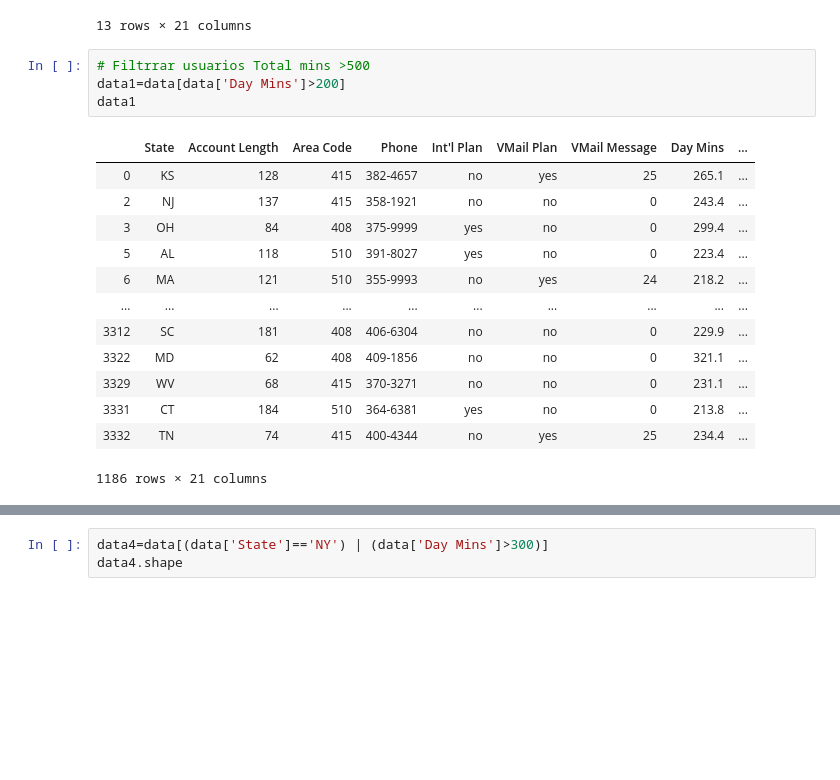
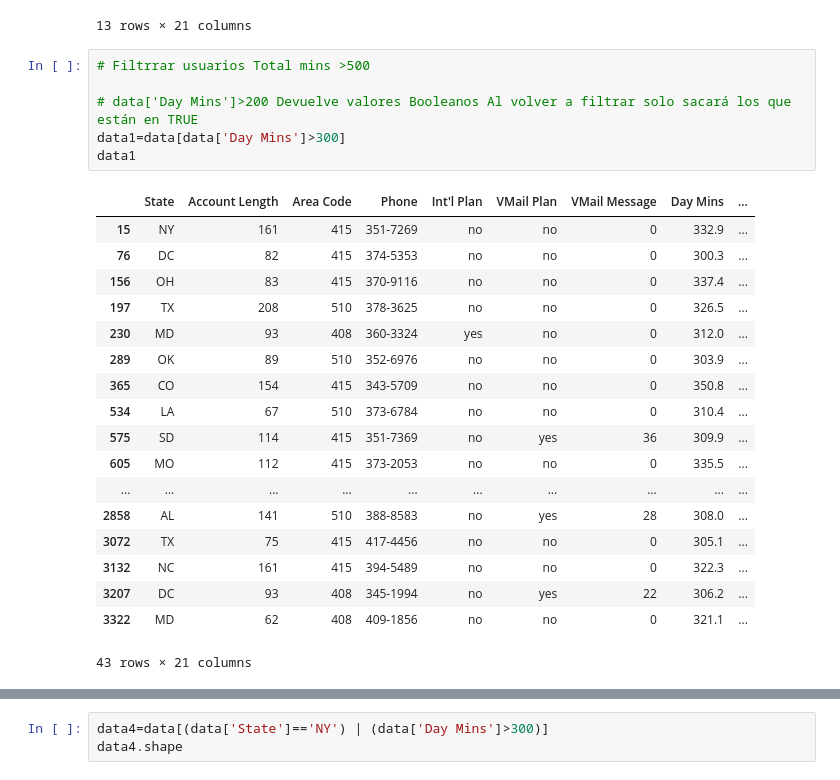
Before and after one commit to andesdj/mlp, a Jupyter notebook: s5/VID_40_43_Data_Wrangling.ipynb, the cells around one changed output, grey strips where cells are left out. Saved outputs shown, nothing was run; the diff lists cells and outputs as text; blank space fills up the shorter version.

```diff
--- a/s5/VID_40_43_Data_Wrangling.ipynb
+++ b/s5/VID_40_43_Data_Wrangling.ipynb
@@ -129,21 +150,28 @@ data[3320:]
 13 rows × 21 columns
 # %%
 # Filtrrar usuarios Total mins >500
-data1=data[data['Day Mins']>200]
+
+# data['Day Mins']>200 Devuelve valores Booleanos Al volver a filtrar solo sacará los que están en TRUE
+data1=data[data['Day Mins']>300]
 data1
 # %% [output]
 |  | State | Account Length | Area Code | Phone | Int'l Plan | VMail Plan | VMail Message | Day Mins | ... |
-| 0 | KS | 128 | 415 | 382-4657 | no | yes | 25 | 265.1 | ... |
-| 2 | NJ | 137 | 415 | 358-1921 | no | no | 0 | 243.4 | ... |
-| 3 | OH | 84 | 408 | 375-9999 | yes | no | 0 | 299.4 | ... |
-| 5 | AL | 118 | 510 | 391-8027 | yes | no | 0 | 223.4 | ... |
-| 6 | MA | 121 | 510 | 355-9993 | no | yes | 24 | 218.2 | ... |
+| 15 | NY | 161 | 415 | 351-7269 | no | no | 0 | 332.9 | ... |
+| 76 | DC | 82 | 415 | 374-5353 | no | no | 0 | 300.3 | ... |
+| 156 | OH | 83 | 415 | 370-9116 | no | no | 0 | 337.4 | ... |
+| 197 | TX | 208 | 510 | 378-3625 | no | no | 0 | 326.5 | ... |
+| 230 | MD | 93 | 408 | 360-3324 | yes | no | 0 | 312.0 | ... |
+| 289 | OK | 89 | 510 | 352-6976 | no | no | 0 | 303.9 | ... |
+| 365 | CO | 154 | 415 | 343-5709 | no | no | 0 | 350.8 | ... |
+| 534 | LA | 67 | 510 | 373-6784 | no | no | 0 | 310.4 | ... |
+| 575 | SD | 114 | 415 | 351-7369 | no | yes | 36 | 309.9 | ... |
+| 605 | MO | 112 | 415 | 373-2053 | no | no | 0 | 335.5 | ... |
 | ... | ... | ... | ... | ... | ... | ... | ... | ... | ... |
-| 3312 | SC | 181 | 408 | 406-6304 | no | no | 0 | 229.9 | ... |
+| 2858 | AL | 141 | 510 | 388-8583 | no | yes | 28 | 308.0 | ... |
+| 3072 | TX | 75 | 415 | 417-4456 | no | no | 0 | 305.1 | ... |
+| 3132 | NC | 161 | 415 | 394-5489 | no | no | 0 | 322.3 | ... |
+| 3207 | DC | 93 | 408 | 345-1994 | no | yes | 22 | 306.2 | ... |
 | 3322 | MD | 62 | 408 | 409-1856 | no | no | 0 | 321.1 | ... |
-| 3329 | WV | 68 | 415 | 370-3271 | no | no | 0 | 231.1 | ... |
-| 3331 | CT | 184 | 510 | 364-6381 | yes | no | 0 | 213.8 | ... |
-| 3332 | TN | 74 | 415 | 400-4344 | no | yes | 25 | 234.4 | ... |
-1186 rows × 21 columns
+43 rows × 21 columns
 # %%
 #Filtro usuarios Nueva York NY  AND --> &     OR --> |
```
Also changed, not shown: parts of 8 cells of this notebook, 31 other files.
